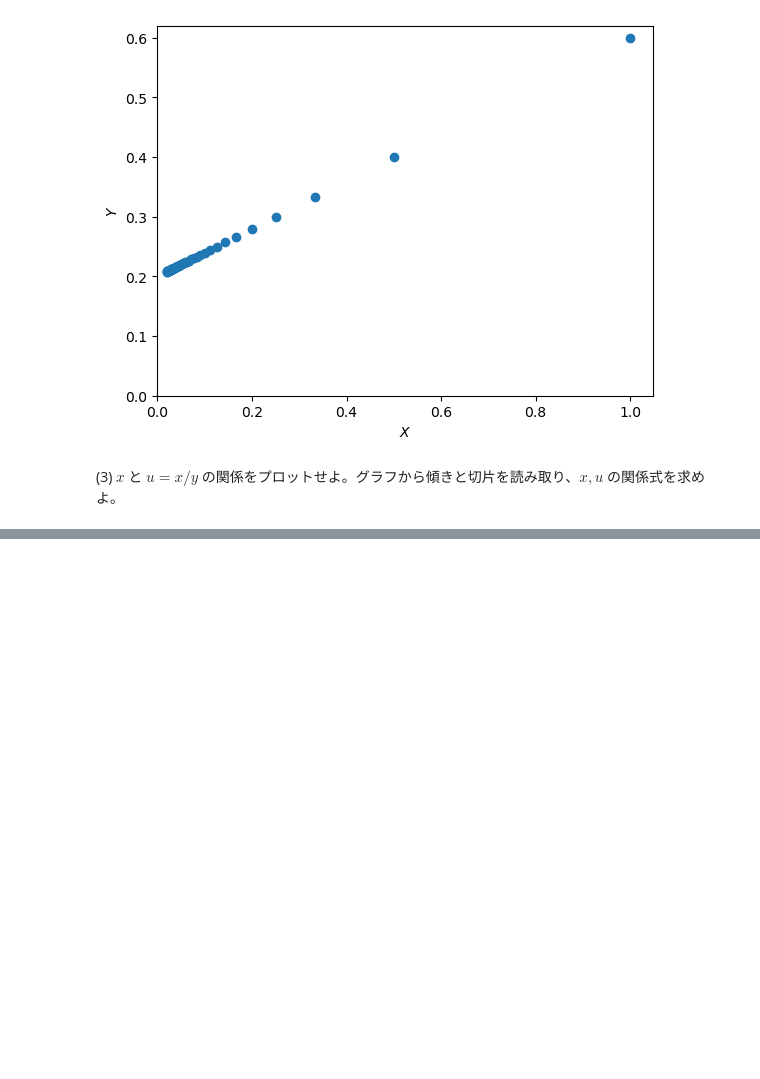
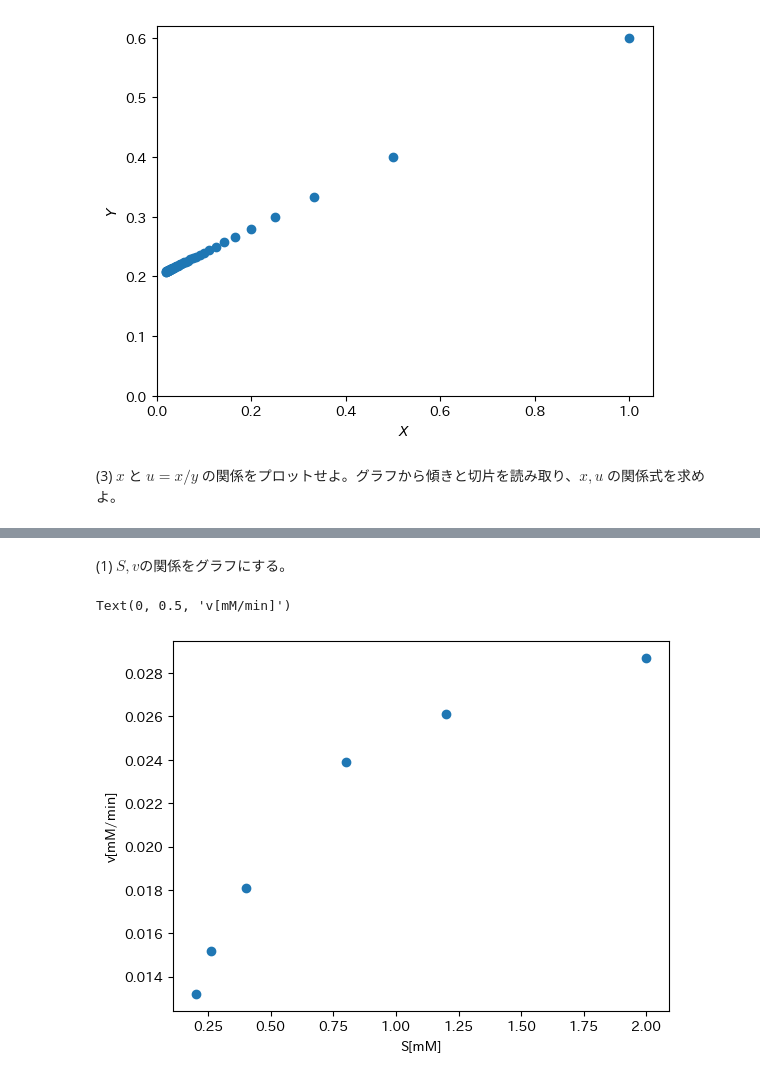
Before and after one commit to kyorin-phys/joho, a Jupyter notebook: p1.ipynb, the cells around one changed output, grey strips where cells are left out. Drawn from its saved outputs; the diff is of its cells as text; code cells hidden in the pictures; blank space fills up the shorter version.

```diff
--- a/p1.ipynb
+++ b/p1.ipynb
@@ -178,0 +191,16 @@ plt.xlim(0, )
+# %%
+import pandas as pd
+
+df = pd.read_csv('p1.csv')
+df
+S = df["S"]
+v = df["v"]
+# %% [markdown]
+(1) $S, v$の関係をグラフにする。
+# %%
+plt.scatter(S, v)
+plt.xlabel('S[mM]')
+plt.ylabel('v[mM/min]')
+# %% [output]
+Text(0, 0.5, 'v[mM/min]')
+[figure, added]
```
Also changed, not shown: parts of 17 cells of this notebook, 1 other file.
